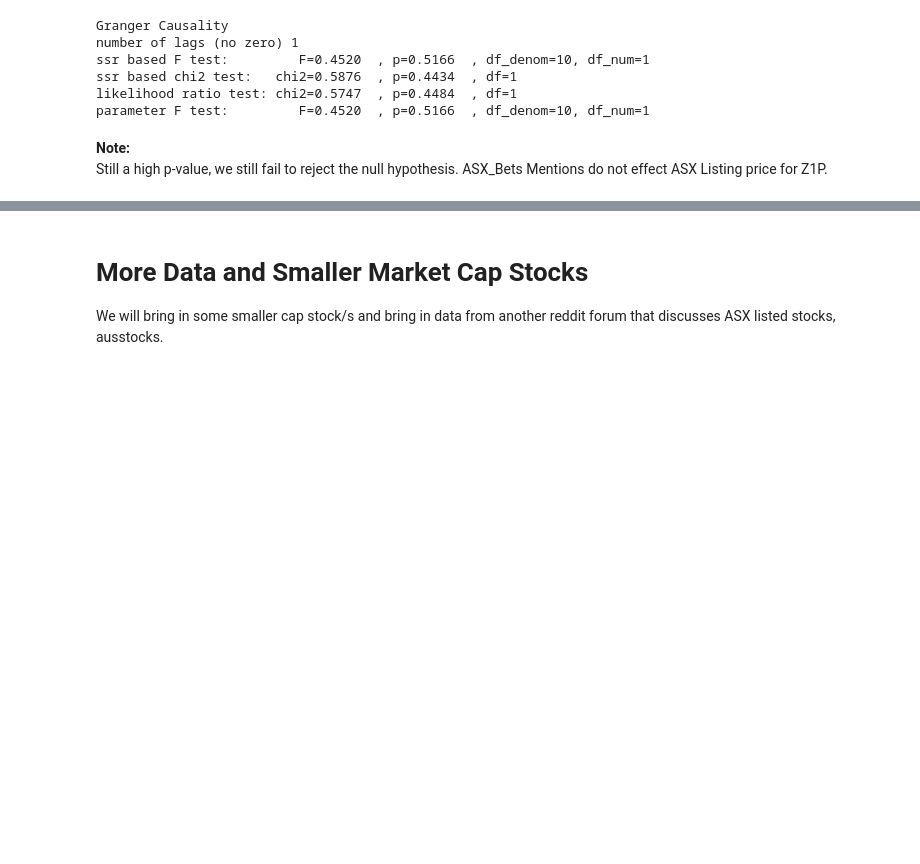
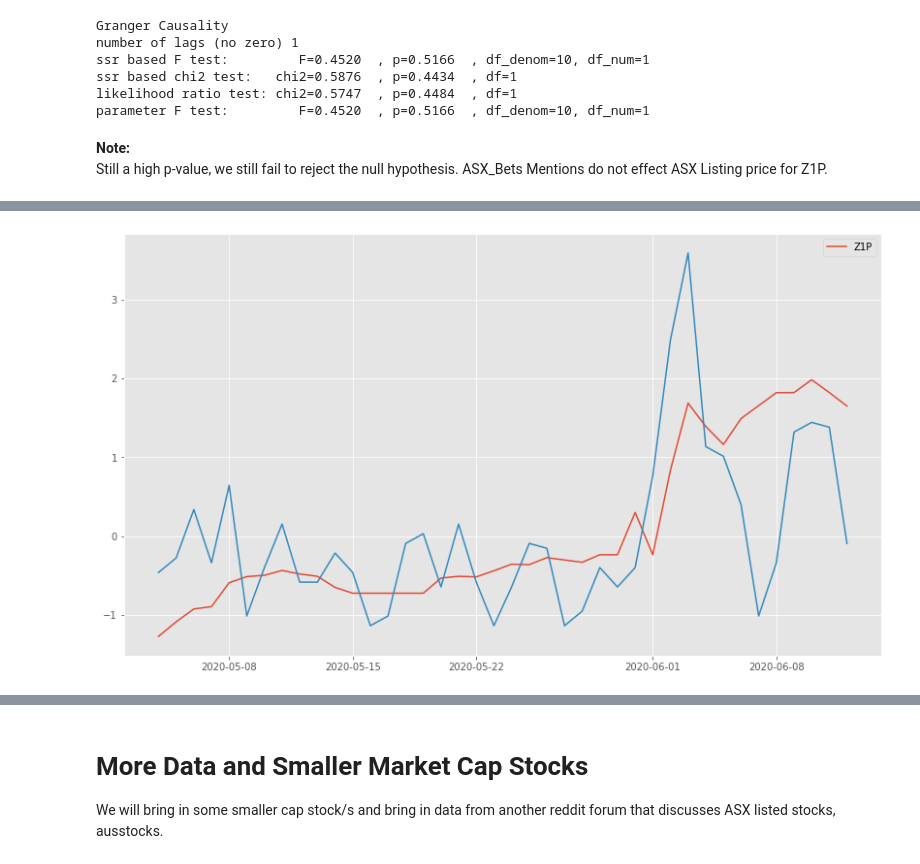
Before and after one commit to franticOreo/asx_bets, a Jupyter notebook: reddit_eda.ipynb, the cells around one changed output, grey strips where cells are left out. Saved outputs shown, nothing was run; the diff lists cells and outputs as text; code cells hidden in the pictures; blank space fills up the shorter version.

Commit message:
Adding in Google Trends data and analysing

```diff
--- a/reddit_eda.ipynb
+++ b/reddit_eda.ipynb
@@ -313,0 +306,2 @@ parameter F test:         F=0.4520  , p=0.5166  , df_denom=10, df_num=1
+# %%
+zip_trends = pd.read_csv('./zip_trends.csv', sep=' ' )
@@ -313,0 +317,15 @@ parameter F test:         F=0.4520  , p=0.5166  , df_denom=10, df_num=1
+# %%
+zip_trends['Day'] = pd.to_datetime(zip_trends['Day'])
+# %%
+zip_trends['trends_scaled'] = scaler.fit_transform(zip_trends['zip_pay'].values.reshape(-1,1))
+
+
+plt.figure(figsize=(14,8))
+plt.plot(zip_asx['Date'], zip_asx['ASX_Close_scaled'], label='Z1P')
+plt.plot(zip_trends['Day'], zip_trends['trends_scaled'])
+plt.title('Z1P Google Trends vs ASX Closing Price for Z1P')
+# plt.savefig('./zip_asx_bets_vs_asx_price.png', format='png')
+
+plt.legend();
+# %% [output]
+[figure, added]
```
Also changed, not shown: parts of 14 cells of this notebook, 5 other files.
